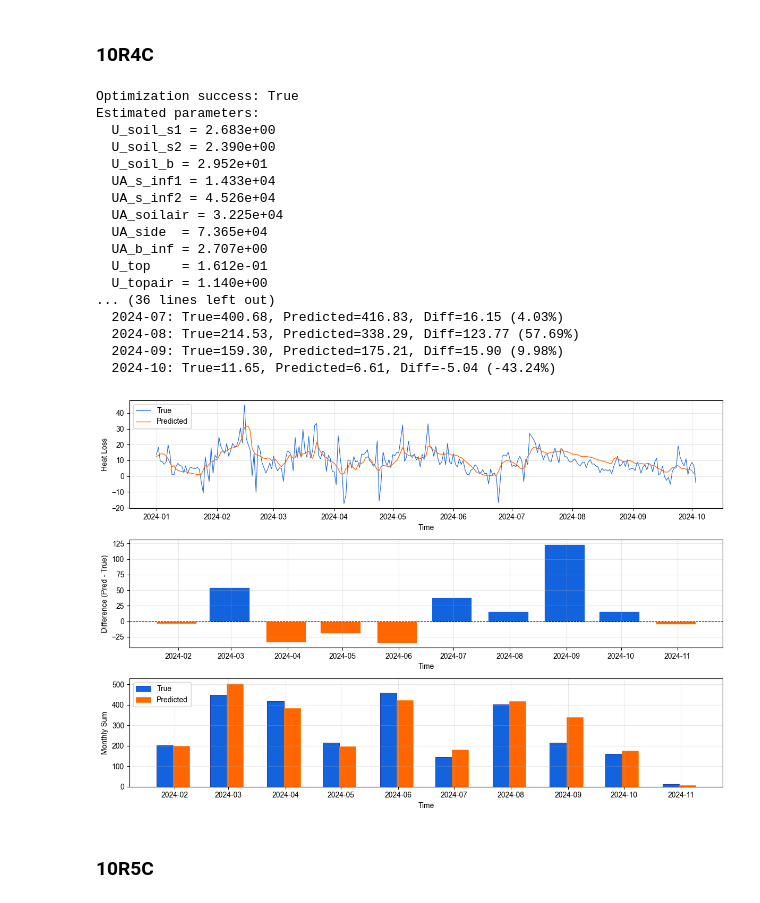
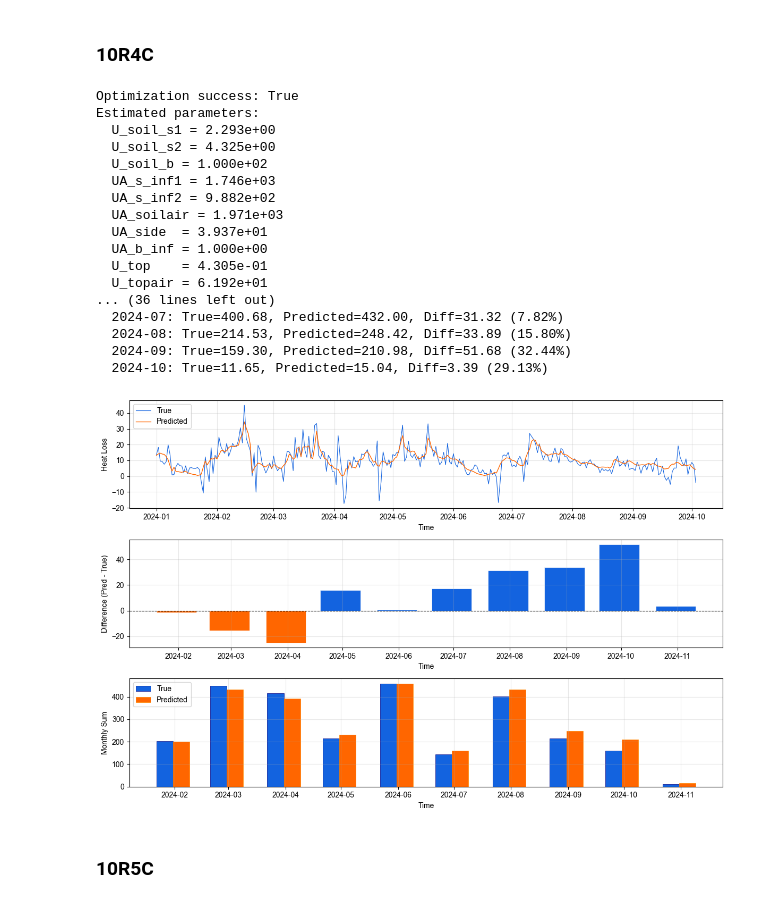
Before and after one commit to chenxie0591/GreyBox-model-heatloss-PTES, a Jupyter notebook: Greybox_heatloss_GitHub.ipynb, the cells around one changed output. Drawn from its saved outputs; the diff is of its cells as text; code cells hidden in the pictures.

```diff
--- a/Greybox_heatloss_GitHub.ipynb
+++ b/Greybox_heatloss_GitHub.ipynb
@@ -1001,50 +1001,50 @@ def state_variable_model(trainx, trainy, testx, testy):
     train_pred, T_t, T_s1, T_s2, T_b = simulate_10R4C(x_best_real, train_T_watertop, train_T_waterside1, train_T_waterside2, train_T_waterbot, train_Tair)
     test_pred, T_t, T_s1, T_s2, T_b = simulate_10R4C(x_best_real, test_T_watertop, test_T_waterside1, test_T_waterside2, test_T_waterbot, test_Tair)
 
     calculate_error_statistics(trainy, train_pred, testy, test_pred, model_name='Model')
     plot_compare(testy, test_pred)
 
     results_df = pd.DataFrame({
         'observed': testy,
         'predicted': test_pred
     })
     # results_df.to_csv('10R4C.csv', index=True, index_label='datetime')
 
 
-waterside1 = water.iloc[:,:9].mean(axis=1)
-waterside2 = water.iloc[:,9:].mean(axis=1)
+waterside1 = water.iloc[:,:10].mean(axis=1)
+waterside2 = water.iloc[:,10:].mean(axis=1)
 watertop = water['A_00.25m']
 waterbot = water['A_13.80m']
 
 water_input = pd.concat([watertop,waterbot,waterside1,waterside2,tair],axis=1)
 water_input.columns = ['watertop','waterbot','waterside1','waterside2','Tam']
 
 trainx = water_input[(water_input.index< '2024-07-01')]
 trainy = heat_loss[(heat_loss.index< '2024-07-01')]
 
 testx = water_input
 testy = heat_loss
 
 state_variable_model(trainx, trainy, testx, testy)
 # %% [output]
 Optimization success: True
 Estimated parameters:
-  U_soil_s1 = 2.683e+00
-  U_soil_s2 = 2.390e+00
-  U_soil_b = 2.952e+01
-  UA_s_inf1 = 1.433e+04
-  UA_s_inf2 = 4.526e+04
-  UA_soilair = 3.225e+04
-  UA_side  = 7.365e+04
-  UA_b_inf = 2.707e+00
-  U_top    = 1.612e-01
-  U_topair = 1.140e+00
+  U_soil_s1 = 2.293e+00
+  U_soil_s2 = 4.325e+00
+  U_soil_b = 1.000e+02
+  UA_s_inf1 = 1.746e+03
+  UA_s_inf2 = 9.882e+02
+  UA_soilair = 1.971e+03
+  UA_side  = 3.937e+01
+  UA_b_inf = 1.000e+00
+  U_top    = 4.305e-01
+  U_topair = 6.192e+01
 ... (36 lines left out)
-  2024-07: True=400.68, Predicted=416.83, Diff=16.15 (4.03%)
-  2024-08: True=214.53, Predicted=338.29, Diff=123.77 (57.69%)
-  2024-09: True=159.30, Predicted=175.21, Diff=15.90 (9.98%)
-  2024-10: True=11.65, Predicted=6.61, Diff=-5.04 (-43.24%)
+  2024-07: True=400.68, Predicted=432.00, Diff=31.32 (7.82%)
+  2024-08: True=214.53, Predicted=248.42, Diff=33.89 (15.80%)
+  2024-09: True=159.30, Predicted=210.98, Diff=51.68 (32.44%)
+  2024-10: True=11.65, Predicted=15.04, Diff=3.39 (29.13%)
-[figure, old version]
+[figure, new version]
 # %% [markdown]
 ### 10R5C
 # %%
```
